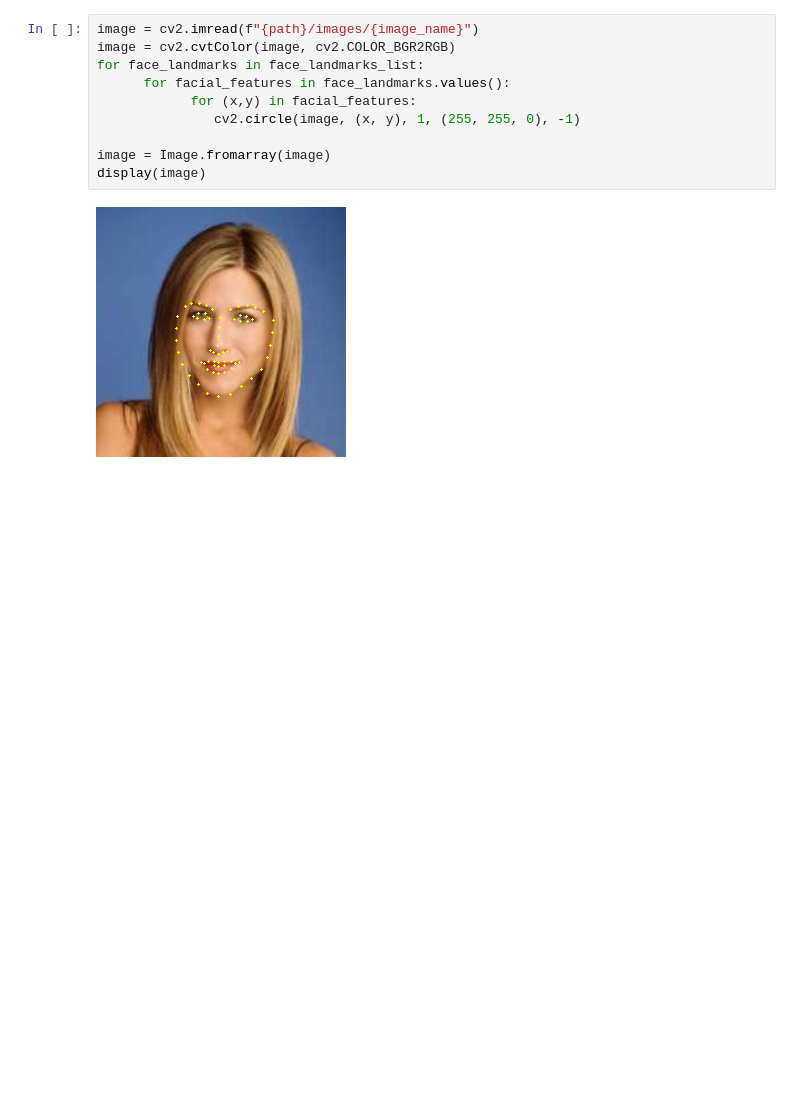
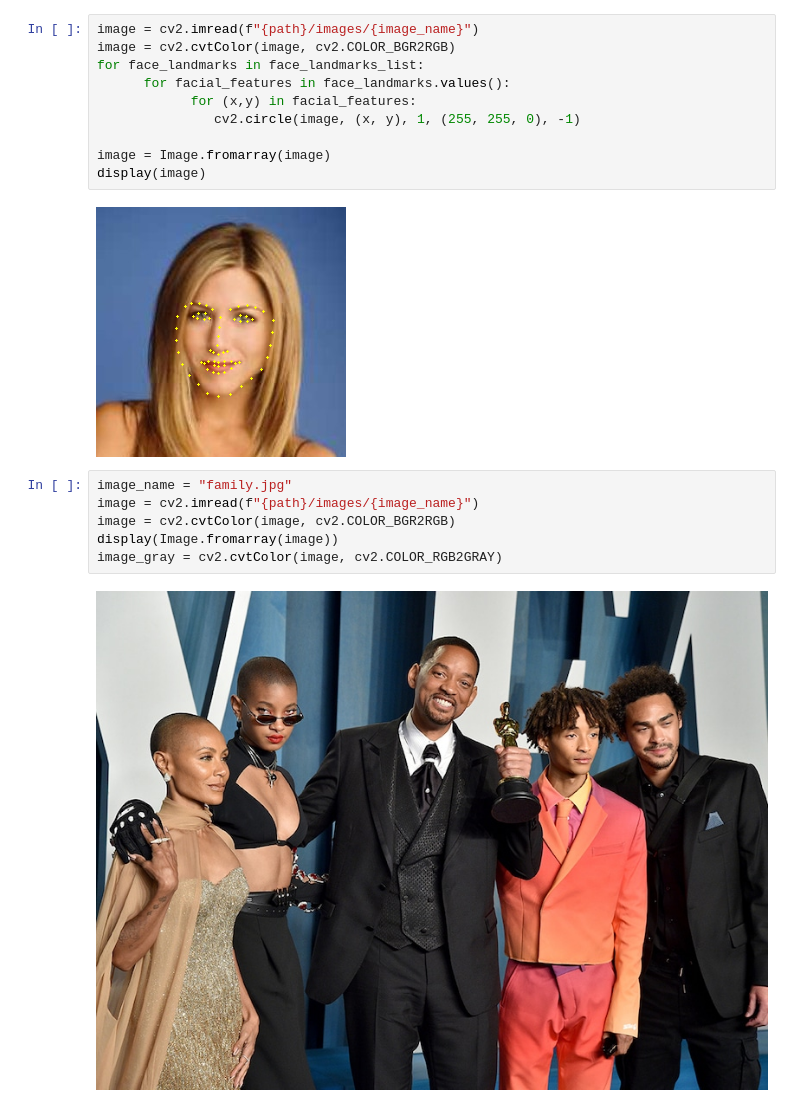
Before and after one commit to GabrielSaliba/face_recognition_notebook, a Jupyter notebook: prototipo_v1.ipynb, the cells around one changed output. Drawn from its saved outputs; the diff is of its cells as text; blank space fills up the shorter version.

```diff
--- a/prototipo_v1.ipynb
+++ b/prototipo_v1.ipynb
@@ -73,3 +76,11 @@ image = Image.fromarray(image)
 display(image)
 # %% [output]
 [figure]
+# %%
+image_name = "family.jpg"
+image = cv2.imread(f"{path}/images/{image_name}")
+image = cv2.cvtColor(image, cv2.COLOR_BGR2RGB)
+display(Image.fromarray(image))
+image_gray = cv2.cvtColor(image, cv2.COLOR_RGB2GRAY)
+# %% [output]
+[figure, added]
```
Also changed, not shown: parts of 4 cells of this notebook, 2 other files.
